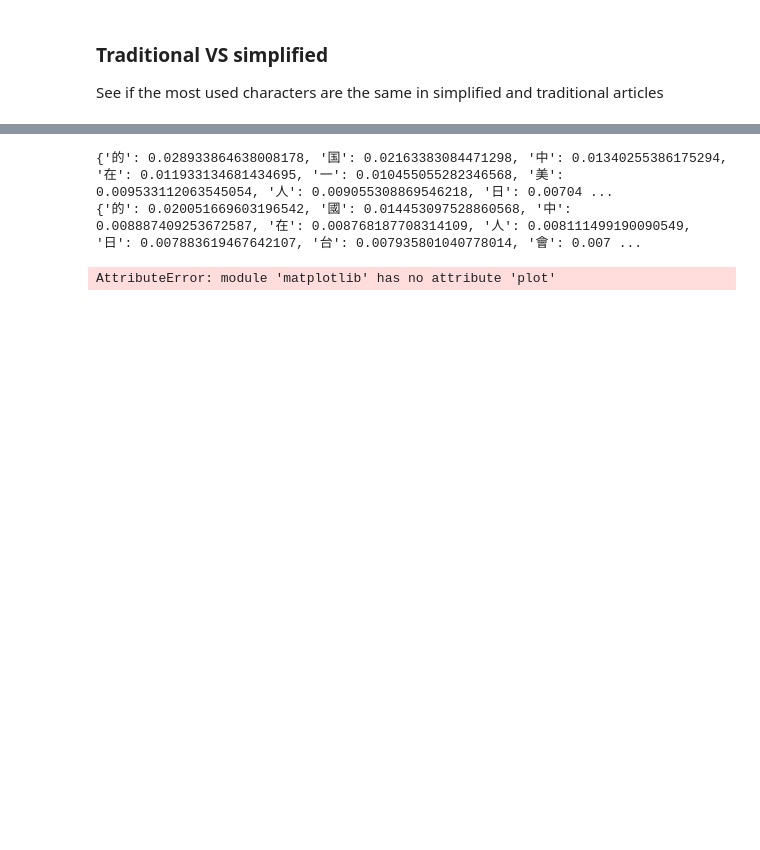
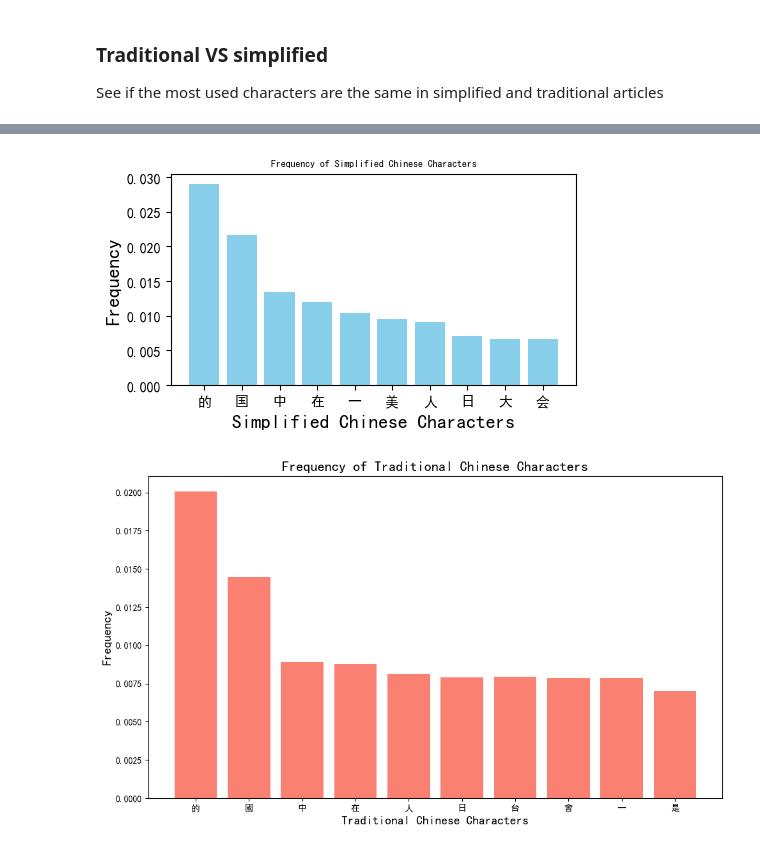
Before and after one commit to Arkww/ChineseNLP, a Jupyter notebook: WordUseChineseNewspaper.ipynb, the cells around one changed output, grey strips where cells are left out. Cells and saved outputs as stored; diff of their text form; code cells hidden in the pictures; blank space fills up the shorter version.

Commit message:
Final diagram done

```diff
--- a/WordUseChineseNewspaper.ipynb
+++ b/WordUseChineseNewspaper.ipynb
@@ -195,9 +213,37 @@ for i, (char, freq) in enumerate(sorted_dicT.items()):
 
 print(finalDicS)
 print(finalDicT)
-
-plt.plot(finalDicS.values(), finalDicS.keys())
-# %% [output]
-{'的': 0.028933864638008178, '国': 0.02163383084471298, '中': 0.01340255386175294, '在': 0.011933134681434695, '一': 0.010455055282346568, '美': 0.009533112063545054, '人': 0.009055308869546218, '日': 0.00704 ...
-{'的': 0.020051669603196542, '國': 0.014453097528860568, '中': 0.008887409253672587, '在': 0.008768187708314109, '人': 0.008111499190090549, '日': 0.007883619467642107, '台': 0.007935801040778014, '會': 0.007 ...
-AttributeError: module 'matplotlib' has no attribute 'plot'
+# %%
+from matplotlib import rcParams
+
+
+# Set font for Chinese characters
+rcParams['font.sans-serif'] = ['SimHei']  # Use SimHei for Chinese
+rcParams['axes.unicode_minus'] = False   # Avoid issues with minus signs
+
+
+
+# Bar diagram for Simplified characters
+plt.figure(figsize=(8, 4))  # Smaller figure size
+plt.bar(finalDicS.keys(), finalDicS.values(), color='skyblue', width=0.6)  # Narrower bars
+plt.xlabel("Simplified Chinese Characters", fontsize=10)
+plt.ylabel("Frequency", fontsize=10)
+plt.title("Frequency of Simplified Chinese Characters", fontsize=12)
+plt.xticks(rotation=90, fontsize=8)  # Smaller font and vertical labels
+plt.yticks(fontsize=8)  # Smaller font for y-axis
+plt.tight_layout()
+plt.show()
+
+# Bar diagram for Traditional characters
+plt.figure(figsize=(8, 4))  # Smaller figure size
+plt.bar(finalDicT.keys(), finalDicT.values(), color='salmon', width=0.6)  # Narrower bars
+plt.xlabel("Traditional Chinese Characters", fontsize=10)
+plt.ylabel("Frequency", fontsize=10)
+plt.title("Frequency of Traditional Chinese Characters", fontsize=12)
+plt.xticks(rotation=90, fontsize=8)  # Smaller font and vertical labels
+plt.yticks(fontsize=8)  # Smaller font for y-axis
+plt.tight_layout()
+plt.show()
+# %% [output]
+[figure, added]
+[figure, added]
```
Also changed, not shown: parts of 5 cells of this notebook, 2 other files.
